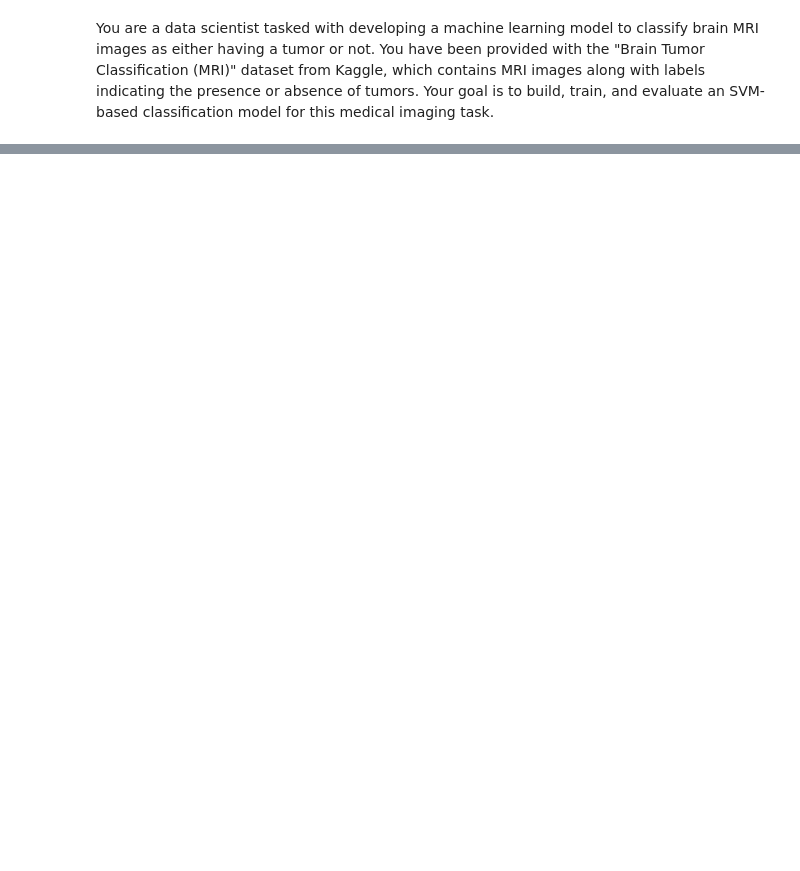
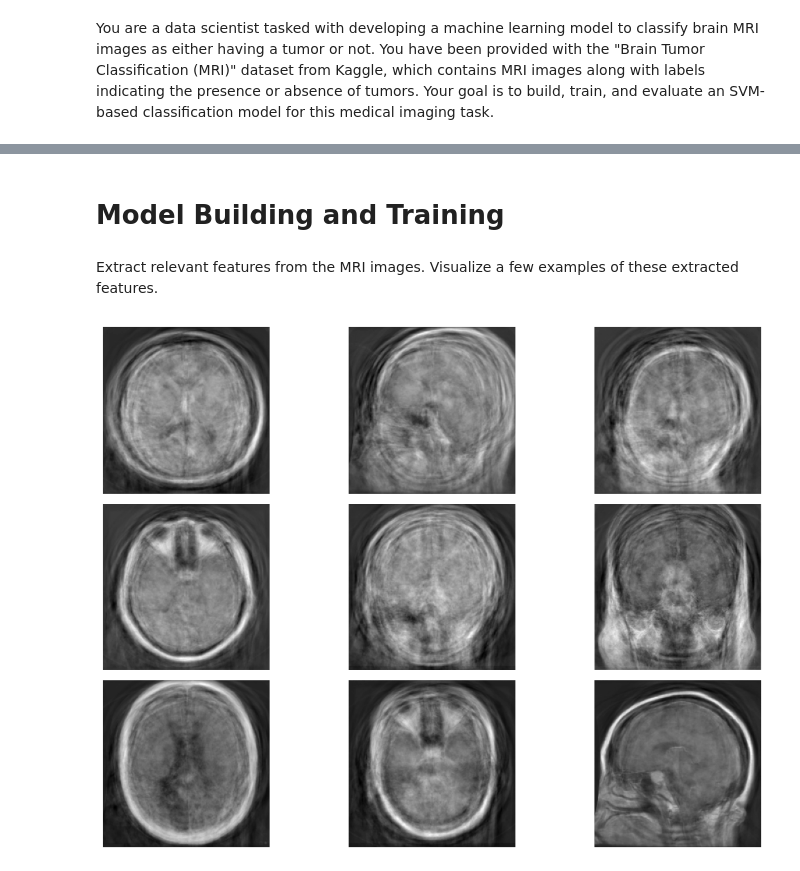
Before and after one commit to badrinarayanan02/machine_learning, a Jupyter notebook: 2348507_lab9.ipynb, the cells around one changed output, grey strips where cells are left out. Saved outputs shown, nothing was run; the diff lists cells and outputs as text; code cells hidden in the pictures; blank space fills up the shorter version.

```diff
--- a/2348507_lab9.ipynb
+++ b/2348507_lab9.ipynb
@@ -14,0 +104,27 @@ from sklearn.metrics import accuracy_score
+# %% [markdown]
+# Model Building and Training
+# %% [markdown]
+Extract relevant features from the MRI images. Visualize a few examples of these extracted
+features.
+# %%
+from sklearn.decomposition import PCA
+
+X_train_reshaped = np.array(X_train).reshape(-1, 200 * 200)
+
+n_components = 100
+pca = PCA(n_components=n_components)
+X_train_pca = pca.fit_transform(X_train_reshaped)
+
+# Visualizing a few examples of the extracted features
+
+plt.figure(figsize=(12, 8))
+for i in range(9):
+    plt.subplot(3, 3, i+1)
+    feature_image = pca.inverse_transform(X_train_pca[i]).reshape(200, 200)
+    plt.imshow(feature_image, cmap='gray')
+    plt.axis('off')
+
+plt.tight_layout()
+plt.show()
+# %% [output]
+[figure, added]
```
Also changed, not shown: parts of 17 cells of this notebook.
